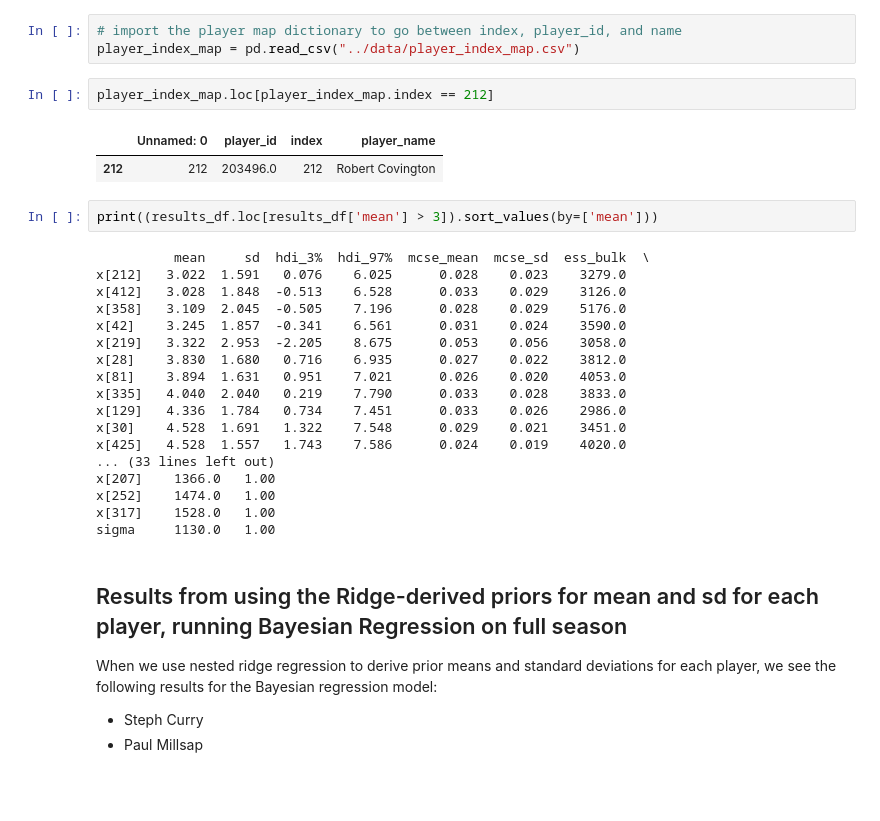
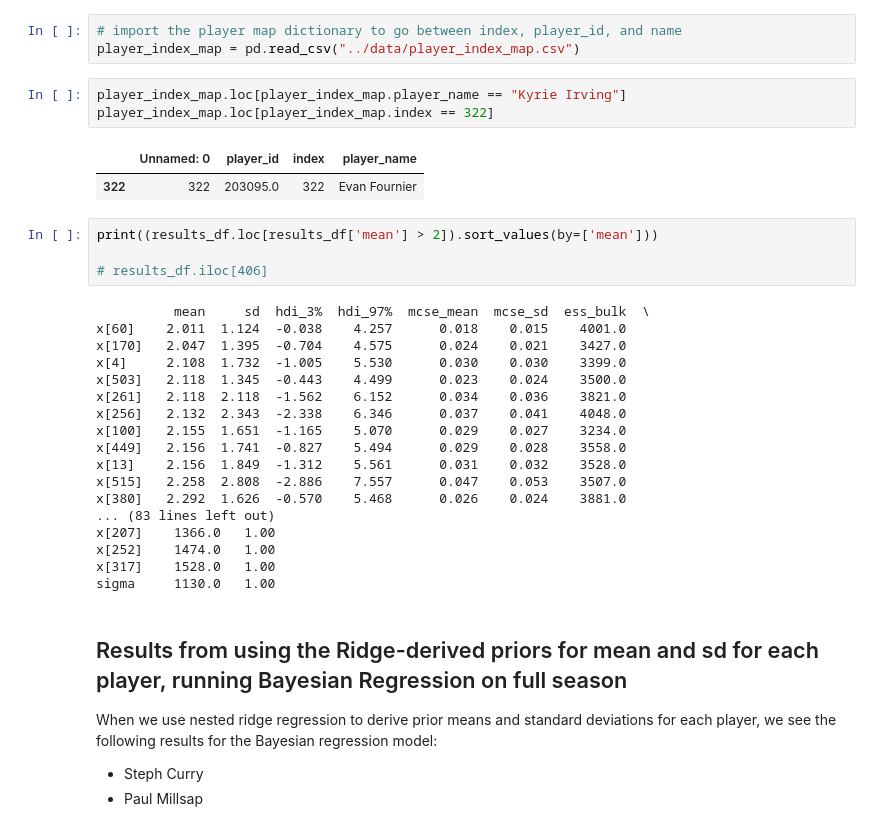
Before and after one commit to coly1119/NBA-Project, a Jupyter notebook: src/bayesian_regression_3.ipynb, the cells around one changed output. Cells and saved outputs as stored; diff of their text form; blank space fills up the shorter version.

```diff
--- a/src/bayesian_regression_3.ipynb
+++ b/src/bayesian_regression_3.ipynb
@@ -226,26 +230,29 @@ with pm.Model() as model:
 # import the player map dictionary to go between index, player_id, and name
 player_index_map = pd.read_csv("../data/player_index_map.csv")
 # %%
-player_index_map.loc[player_index_map.index == 212]
+player_index_map.loc[player_index_map.player_name == "Kyrie Irving"]
+player_index_map.loc[player_index_map.index == 322]
 # %% [output]
 |  | Unnamed: 0 | player_id | index | player_name |
-| 212 | 212 | 203496.0 | 212 | Robert Covington |
+| 322 | 322 | 203095.0 | 322 | Evan Fournier |
 # %%
-print((results_df.loc[results_df['mean'] > 3]).sort_values(by=['mean']))
+print((results_df.loc[results_df['mean'] > 2]).sort_values(by=['mean']))
+
+# results_df.iloc[406]
 # %% [output]
           mean     sd  hdi_3%  hdi_97%  mcse_mean  mcse_sd  ess_bulk  \
-x[212]   3.022  1.591   0.076    6.025      0.028    0.023    3279.0
-x[412]   3.028  1.848  -0.513    6.528      0.033    0.029    3126.0
-x[358]   3.109  2.045  -0.505    7.196      0.028    0.029    5176.0
-x[42]    3.245  1.857  -0.341    6.561      0.031    0.024    3590.0
-x[219]   3.322  2.953  -2.205    8.675      0.053    0.056    3058.0
-x[28]    3.830  1.680   0.716    6.935      0.027    0.022    3812.0
-x[81]    3.894  1.631   0.951    7.021      0.026    0.020    4053.0
-x[335]   4.040  2.040   0.219    7.790      0.033    0.028    3833.0
-x[129]   4.336  1.784   0.734    7.451      0.033    0.026    2986.0
-x[30]    4.528  1.691   1.322    7.548      0.029    0.021    3451.0
-x[425]   4.528  1.557   1.743    7.586      0.024    0.019    4020.0
-... (33 lines left out)
+x[60]    2.011  1.124  -0.038    4.257      0.018    0.015    4001.0
+x[170]   2.047  1.395  -0.704    4.575      0.024    0.021    3427.0
+x[4]     2.108  1.732  -1.005    5.530      0.030    0.030    3399.0
+x[503]   2.118  1.345  -0.443    4.499      0.023    0.024    3500.0
+x[261]   2.118  2.118  -1.562    6.152      0.034    0.036    3821.0
+x[256]   2.132  2.343  -2.338    6.346      0.037    0.041    4048.0
+x[100]   2.155  1.651  -1.165    5.070      0.029    0.027    3234.0
+x[449]   2.156  1.741  -0.827    5.494      0.029    0.028    3558.0
+x[13]    2.156  1.849  -1.312    5.561      0.031    0.032    3528.0
+x[515]   2.258  2.808  -2.886    7.557      0.047    0.053    3507.0
+x[380]   2.292  1.626  -0.570    5.468      0.026    0.024    3881.0
+... (83 lines left out)
 x[207]    1366.0   1.00
 x[252]    1474.0   1.00
 x[317]    1528.0   1.00
```
Also changed, not shown: parts of 5 cells of this notebook.
